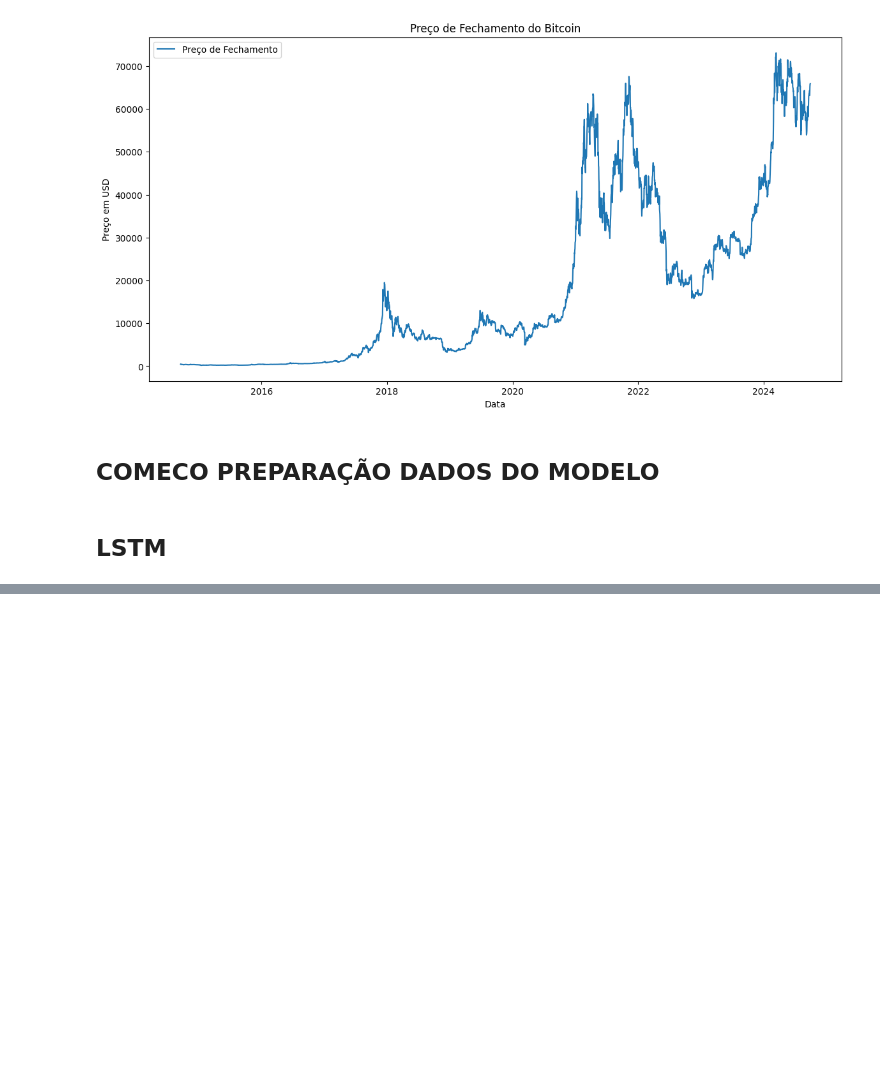
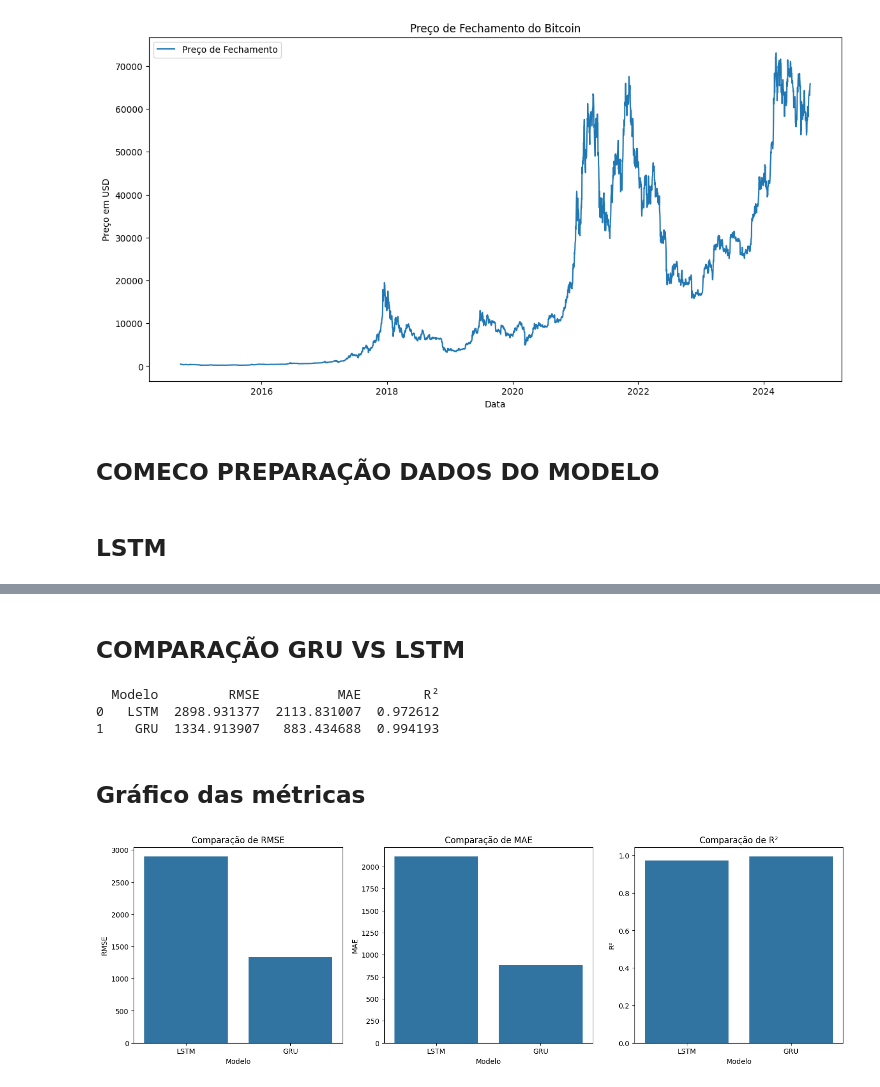
Before and after one commit to pedrocruz2/crypto-learning, a Jupyter notebook: treinamento/bitcoin.ipynb, the cells around one changed output, grey strips where cells are left out. Drawn from its saved outputs; the diff is of its cells as text; code cells hidden in the pictures; blank space fills up the shorter version.

Commit message:
GRU + COMPARAÇÃO

```diff
--- a/treinamento/bitcoin.ipynb
+++ b/treinamento/bitcoin.ipynb
@@ -160,0 +264,47 @@ Test RMSE: 2047.3343826055611
+# %% [markdown]
+## COMPARAÇÃO GRU VS LSTM
+# %%
+# Importação das bibliotecas necessárias para métricas e visualização
+from sklearn.metrics import mean_absolute_error, r2_score
+import seaborn as sns
+
+# Cálculo de métricas adicionais para o modelo LSTM
+test_mae_lstm = mean_absolute_error(y_test_actual_lstm, test_predict_lstm)
+test_r2_lstm = r2_score(y_test_actual_lstm, test_predict_lstm)
+
+# Cálculo de métricas adicionais para o modelo GRU
+test_mae_gru = mean_absolute_error(y_test_actual_gru, test_predict_gru)
+test_r2_gru = r2_score(y_test_actual_gru, test_predict_gru)
+
+# Criar um DataFrame com as métricas
+results = pd.DataFrame({
+    'Modelo': ['LSTM', 'GRU'],
+    'RMSE': [test_rmse_lstm, test_rmse_gru],
+    'MAE': [test_mae_lstm, test_mae_gru],
+    'R²': [test_r2_lstm, test_r2_gru]
+})
+
+# Mostrar as métricas
+print(results)
+# %% [output]
+  Modelo         RMSE          MAE        R²
+0   LSTM  2898.931377  2113.831007  0.972612
+1    GRU  1334.913907   883.434688  0.994193
+# %% [markdown]
+## Gráfico das métricas
+# %%
+# Visualizar as métricas
+fig, axes = plt.subplots(1, 3, figsize=(18,5))
+
+sns.barplot(x='Modelo', y='RMSE', data=results, ax=axes[0])
+axes[0].set_title('Comparação de RMSE')
+
+sns.barplot(x='Modelo', y='MAE', data=results, ax=axes[1])
+axes[1].set_title('Comparação de MAE')
+
+sns.barplot(x='Modelo', y='R²', data=results, ax=axes[2])
+axes[2].set_title('Comparação de R²')
+
+plt.show()
+# %% [output]
+[figure, added]
```
Also changed, not shown: parts of 6 cells of this notebook.
